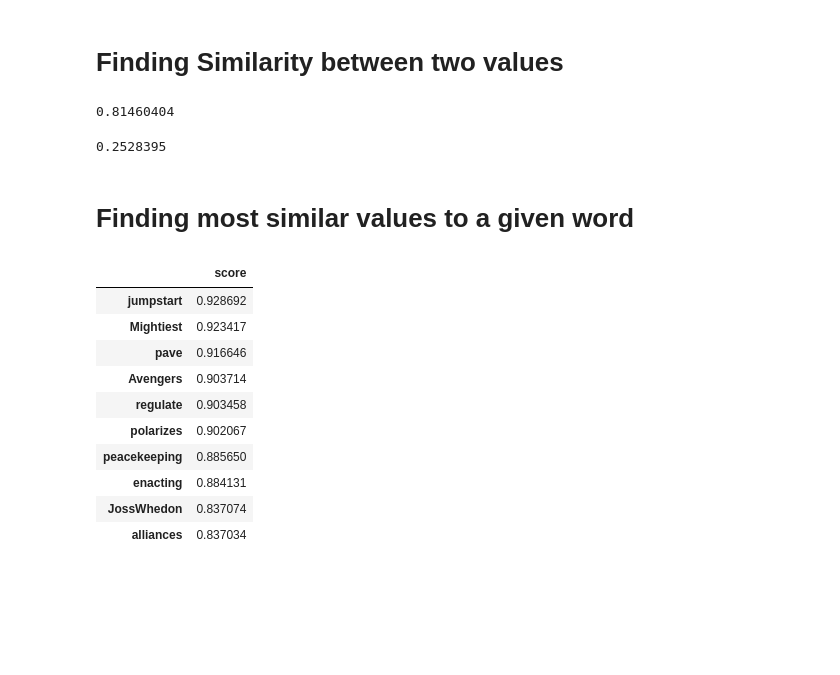
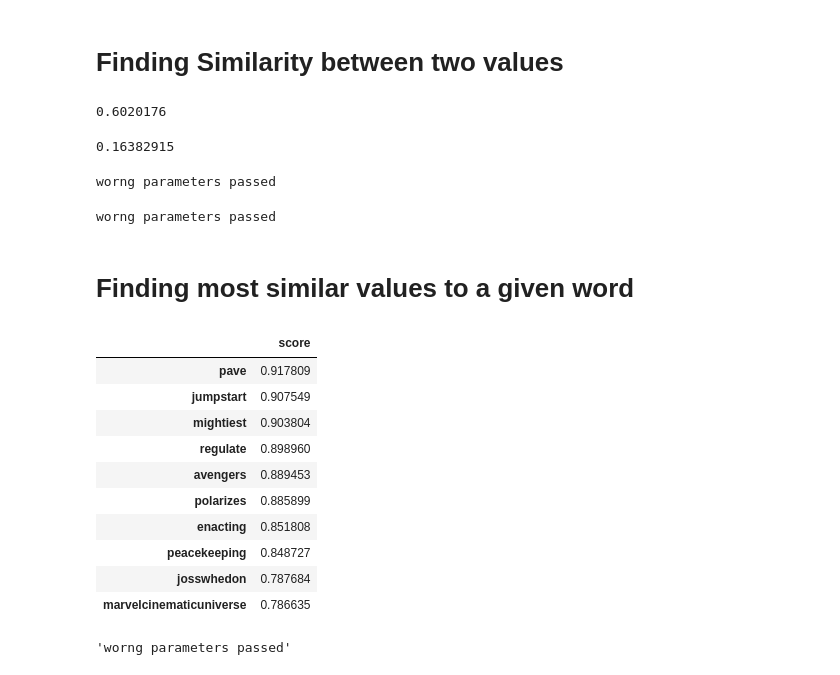
Before and after one commit to AI2Enginex/Content-Based-Movie-Recommender-Engine, a Jupyter notebook: prepare_data.ipynb, the cells around one changed output. Cells and saved outputs as stored; diff of their text form; code cells hidden in the pictures; blank space fills up the shorter version.

```diff
--- a/prepare_data.ipynb
+++ b/prepare_data.ipynb
@@ -100,31 +189,46 @@ Thor: The Dark World
 # %% [markdown]
 # Finding Similarity between two values
 # %%
-feature = cs.Compute_Scores('./movie_data.csv', feature_name='tags')
+feature = cs.Compute_Scores('./movie_data.csv')
 # %%
-score = feature.compute_similarity(most_similar=1, window_size=100,sg=1,value1='Avengers',value2='Batman')
-print(score)
+score1 = feature.compute_similarity(most_similar=1, window_size=100,sg=1,feature_name='tags',value1='Avengers',value2='Batman')
+print(score1)
 # %% [output]
-0.81460404
+0.6020176
 # %%
-score2 = feature.compute_similarity(most_similar=1, window_size=100,sg=1,value1='Titanic',value2='Batman')
+score2 = feature.compute_similarity(most_similar=1, window_size=100,sg=1,feature_name='tags',value1='Titanic',value2='Batman')
 print(score2)
 # %% [output]
-0.2528395
+0.16382915
+# %%
+score3 = feature.compute_similarity(most_similar=1, window_size=100,sg=1,feature_name='tag',value1='Titanic',value2='Batman')
+print(score3)
+# %% [output]
+worng parameters passed
+# %%
+score3 = feature.compute_similarity(most_similar=1, window_size=100,sg=1,feature_name='tags',value1='Titanicship',value2='Batman')
+print(score3)
+# %% [output]
+worng parameters passed
 # %% [markdown]
 # Finding most similar values to a given word
 # %%
-data = feature.find_similar(val_to_find='Ultron',most_similar=1, window_size=100,sg=1)
+data = feature.find_similar(val_to_find='Ultron',most_similar=1, window_size=100,sg=1,feature_name='tags')
 data
 # %% [output]
 |  | score |
-| jumpstart | 0.928692 |
-| Mightiest | 0.923417 |
-| pave | 0.916646 |
-| Avengers | 0.903714 |
-| regulate | 0.903458 |
-| polarizes | 0.902067 |
-| peacekeeping | 0.885650 |
-| enacting | 0.884131 |
-| JossWhedon | 0.837074 |
-| alliances | 0.837034 |
+| pave | 0.917809 |
+| jumpstart | 0.907549 |
+| mightiest | 0.903804 |
+| regulate | 0.898960 |
+| avengers | 0.889453 |
+| polarizes | 0.885899 |
+| enacting | 0.851808 |
+| peacekeeping | 0.848727 |
+| josswhedon | 0.787684 |
+| marvelcinematicuniverse | 0.786635 |
+# %%
+data1 = feature.find_similar(val_to_find='Ultron',most_similar=1, window_size=100,sg=1,feature_name='tag')
+data1
+# %% [output]
+'worng parameters passed'
```
Also changed, not shown: parts of 13 cells of this notebook, 1 other file.
